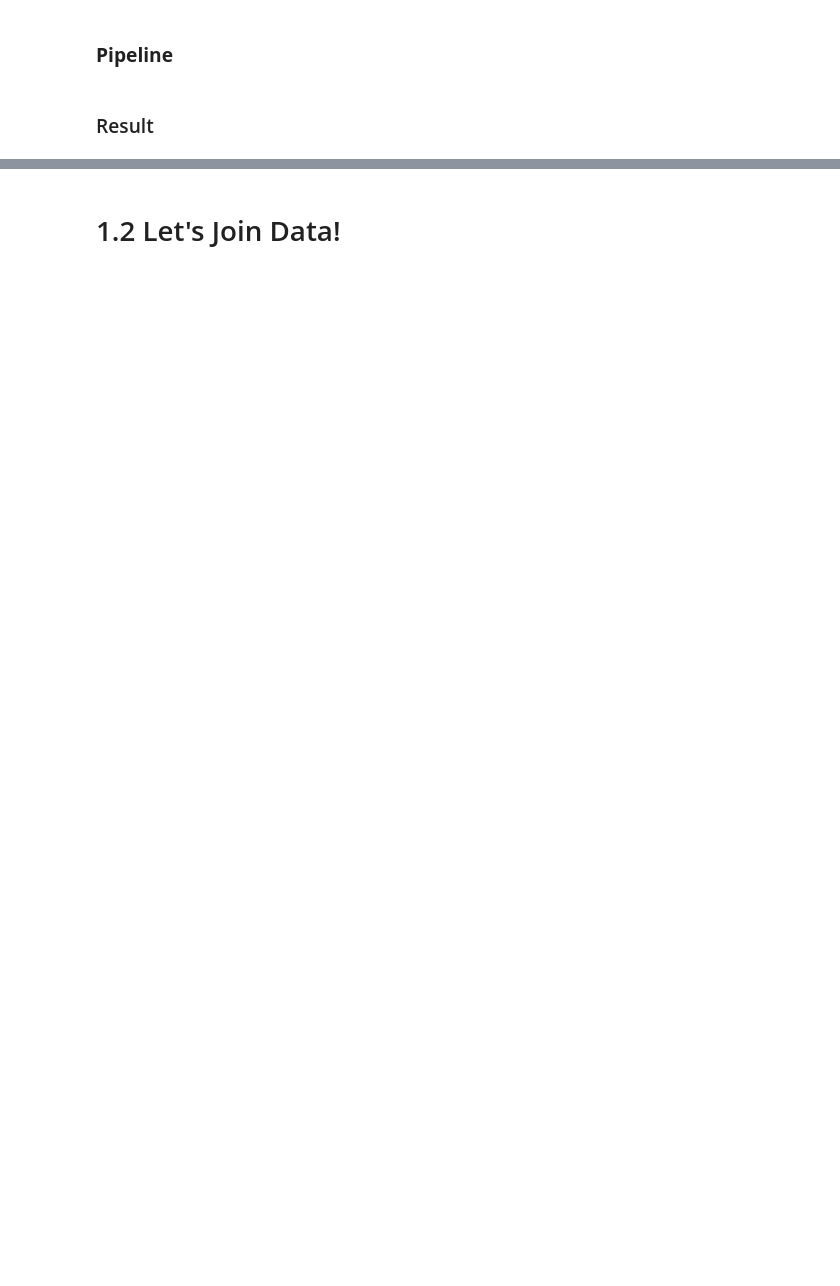
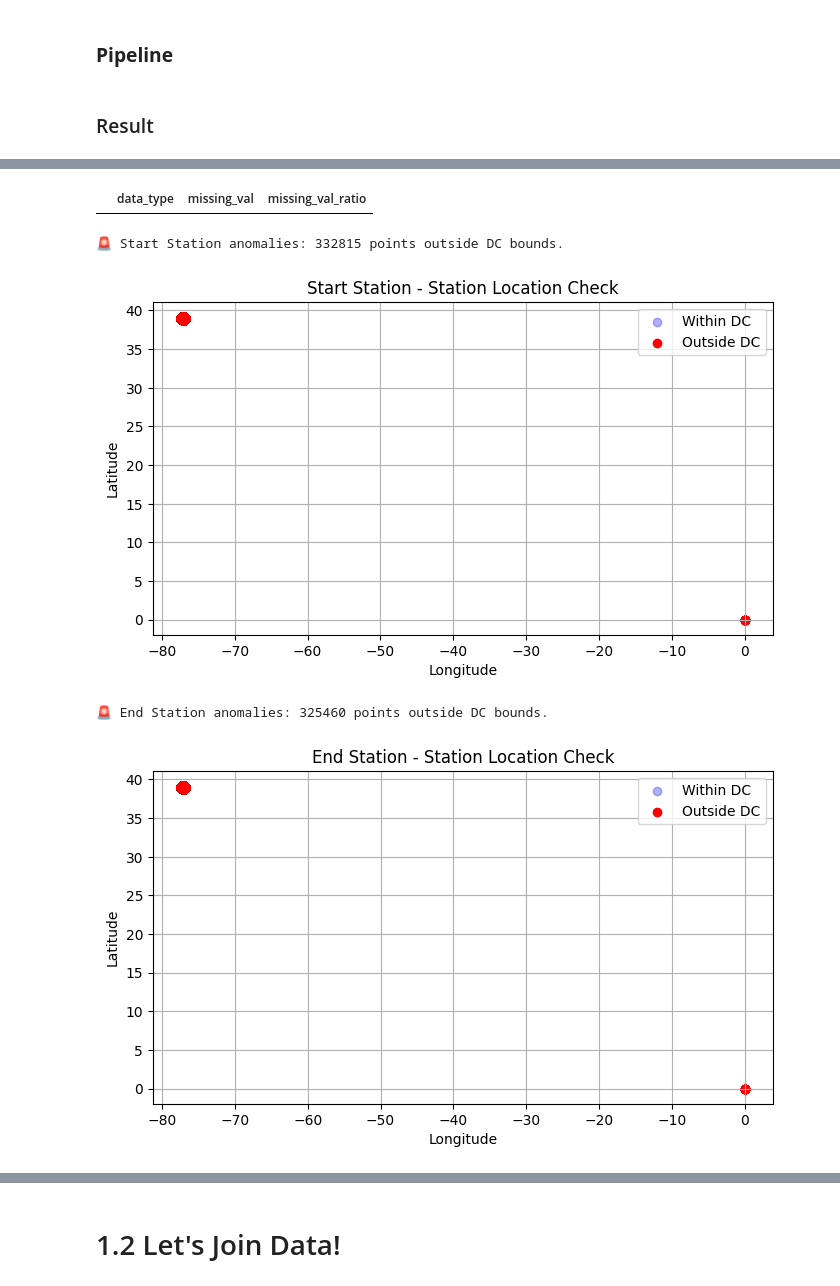
Before and after one commit to reham-shaban/DM-homework, a Jupyter notebook: Data_Mining_Homework.ipynb, the cells around one changed output, grey strips where cells are left out. Saved outputs shown, nothing was run; the diff lists cells and outputs as text; code cells hidden in the pictures; blank space fills up the shorter version.

```diff
--- a/Data_Mining_Homework.ipynb
+++ b/Data_Mining_Homework.ipynb
@@ -104,12 +61,14 @@ shuttle_bus_stops_df = pd.read_csv(shuttle_bus_stops_file)
 metro_bus_stops_df = pd.read_csv(metro_bus_stops_file)
 capital_bikeshare_locations_df = pd.read_csv(capital_bikeshare_locations_file)
 
+
 # GeoJSON Files
-residential_and_visitor_parking_zones_gdf = gpd.read_file(residential_file)
+residential_and_visitor_parking_zones_gdf = gpd.read_file(residential_and_visitor_parking_zones_file)
 DDOT_central_business_district_gdf = gpd.read_file(DDOT_central_business_district_file)
 
+
 # Parquet Files
-# daily_rent_df = pd.read_parquet(daily_rent_file)
+daily_rent_df = pd.read_parquet(daily_rent_file)
 daily_rent_sampled_df = pd.read_parquet(daily_rent_sampled_file)
 # %% [markdown]
 ## Helper Functions
@@ -1385,0 +1518,5 @@ end_daily_rent_gdf.to_parquet("clean_data/end_daily_rent_gdf.parquet", index=Fal
+# %%
+missing_info = get_missing_info(cleaned_daily_rent_df)
+display(missing_info.sort_values("missing_val_ratio", ascending=False))
+# %% [output]
+|  | data_type | missing_val | missing_val_ratio |
@@ -1385,0 +1569,13 @@ end_daily_rent_gdf.to_parquet("clean_data/end_daily_rent_gdf.parquet", index=Fal
+# %%
+start_gdf, start_outliers = check_dc_bounds(
+    cleaned_daily_rent_df, 'start_lat', 'start_lng', 'Start Station', save_path="start_static.png"
+)
+
+end_gdf, end_outliers = check_dc_bounds(
+    cleaned_daily_rent_df, 'end_lat', 'end_lng', 'End Station', save_path="end_static.png"
+)
+# %% [output]
+🚨 Start Station anomalies: 332815 points outside DC bounds.
+[figure, added]
+🚨 End Station anomalies: 325460 points outside DC bounds.
+[figure, added]
```
Also changed, not shown: parts of 158 cells of this notebook.
